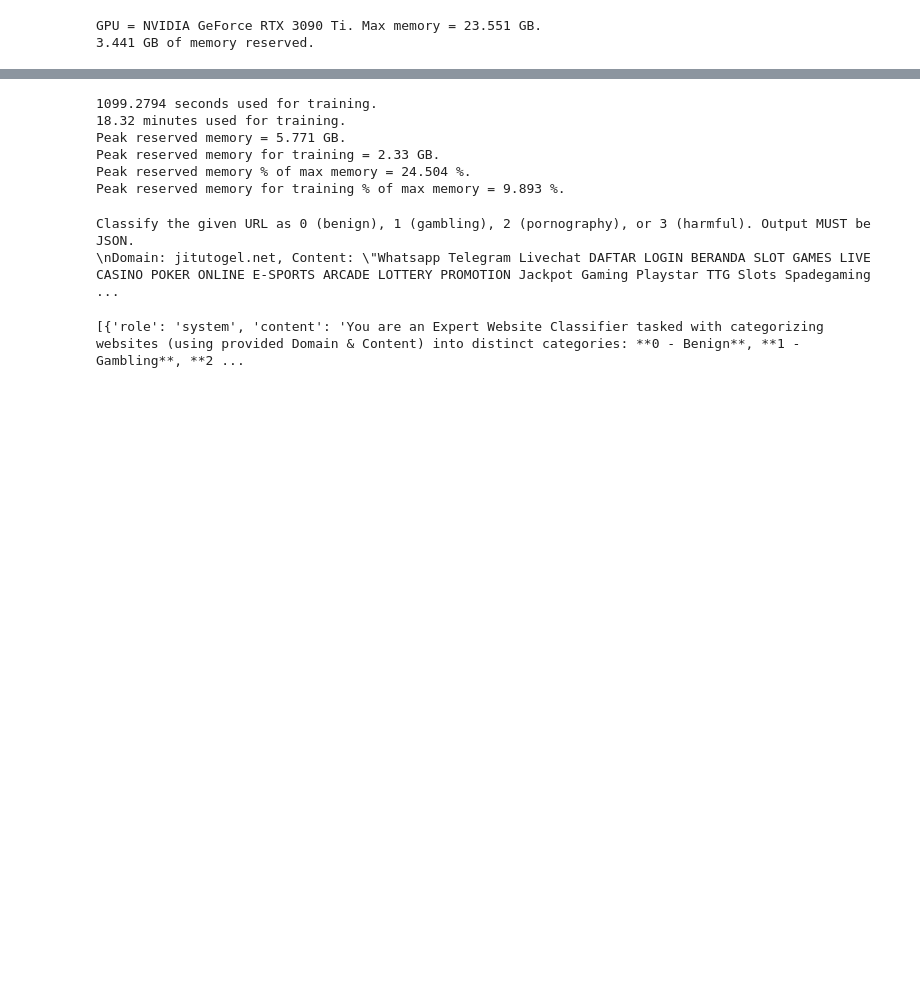
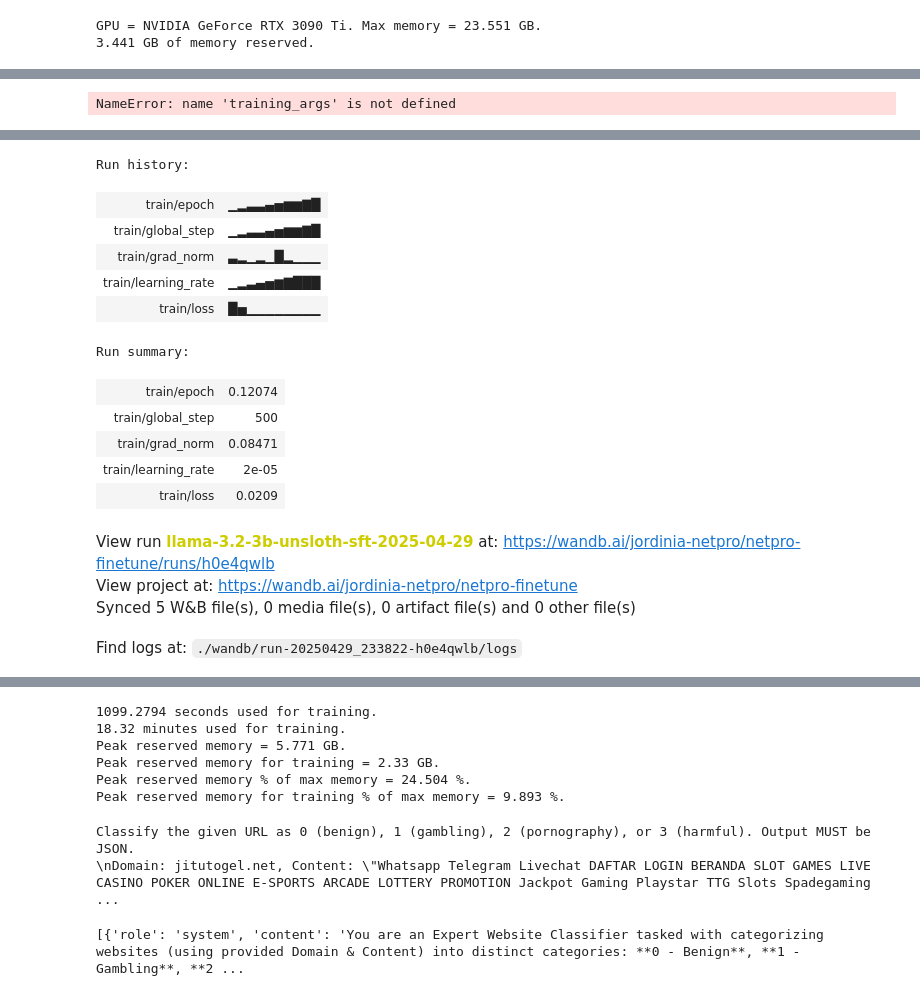
Before and after one commit to Jordinia/LLM-Finetuning, a Jupyter notebook: Malicious-Web/unsloth_netpro.ipynb, the cells around one changed output, grey strips where cells are left out. Drawn from its saved outputs; the diff is of its cells as text; code cells hidden in the pictures; blank space fills up the shorter version.

Commit message:
initial training param

```diff
--- a/Malicious-Web/unsloth_netpro.ipynb
+++ b/Malicious-Web/unsloth_netpro.ipynb
@@ -78,0 +155,35 @@ dataset[5]["text"]
+# %%
+from trl import SFTTrainer
+from transformers import TrainingArguments, DataCollatorForSeq2Seq
+from unsloth import is_bfloat16_supported
+import os
+from transformers.utils import logging
+import wandb
+from dotenv import load_dotenv
+
+load_dotenv()  # Loads from .env file automatically
+
+# 2. Verify token loading
+if not os.getenv("WANDB_API_KEY"):
+    raise ValueError("WANDB_API_KEY not found in .env file")
+
+# 3. Initialize and upload
+os.environ["WANDB_API_KEY"]=os.getenv("WANDB_API_KEY")
+
+logging.set_verbosity_info()
+project_name = "netpro-finetune"
+entity_name = "jordinia-netpro"
+run_name = "llama-3.2-3b-unsloth-sft-2025-04-29"  # Set your desired run name
+
+# Initialize WANDB (FIXED ENTITY/PROJECT)
+try:
+    run = wandb.init(
+        entity=entity_name,
+        project=project_name,
+        name=run_name,
+    )
+    print("Successfully connected to WANDB!")
+except Exception as e:
+    print(f"Failed to initialize WANDB: {str(e)}")
+    # Consider exiting if WANDB is critical
+    # sys.exit(1)
@@ -305,0 +531,7 @@ ValueError: Unable to create tensor, you should probably activate truncation and
+# %%
+print(f"Using bf16: {training_args.bf16}")
+# %% [output]
+NameError: name 'training_args' is not defined
+# %%
+run.finish()
+# %% [output]
@@ -305,0 +539,16 @@ ValueError: Unable to create tensor, you should probably activate truncation and
+Run history:
+| train/epoch | ▁▂▃▃▄▅▆▆▇█ |
+| train/global_step | ▁▂▃▃▄▅▆▆▇█ |
+| train/grad_norm | ▃▂▁▂▁█▂▁▁▁ |
+| train/learning_rate | ▁▂▃▄▅▆▇███ |
+| train/loss | █▅▁▁▁▁▁▁▁▁ |
+Run summary:
+| train/epoch | 0.12074 |
+| train/global_step | 500 |
+| train/grad_norm | 0.08471 |
+| train/learning_rate | 2e-05 |
+| train/loss | 0.0209 |
+View run llama-3.2-3b-unsloth-sft-2025-04-29 at: https://wandb.ai/jordinia-netpro/netpro-finetune/runs/h0e4qwlb
+View project at: https://wandb.ai/jordinia-netpro/netpro-finetune
+Synced 5 W&B file(s), 0 media file(s), 0 artifact file(s) and 0 other file(s)
+Find logs at: ./wandb/run-20250429_233822-h0e4qwlb/logs
```
Also changed, not shown: parts of 23 cells of this notebook.
